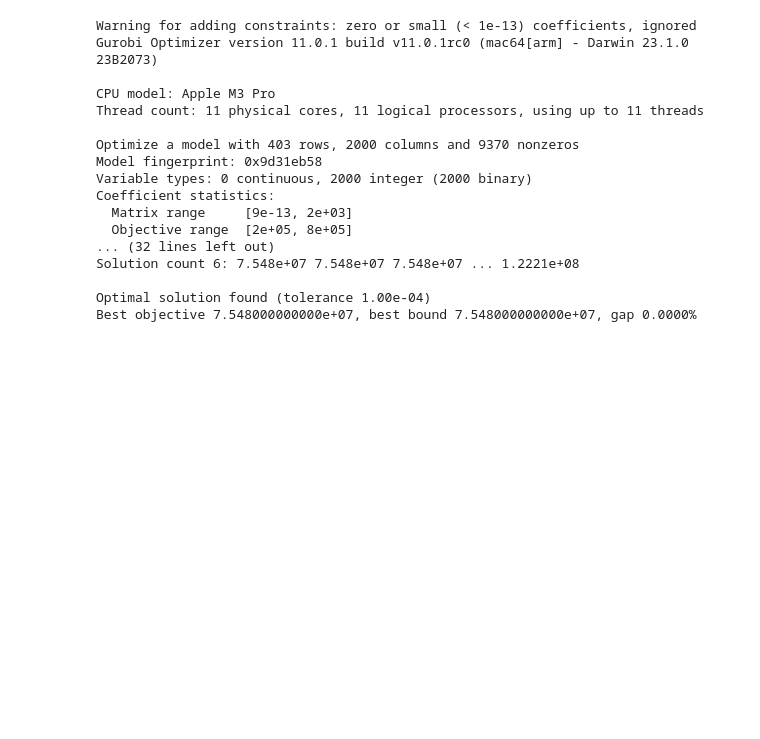
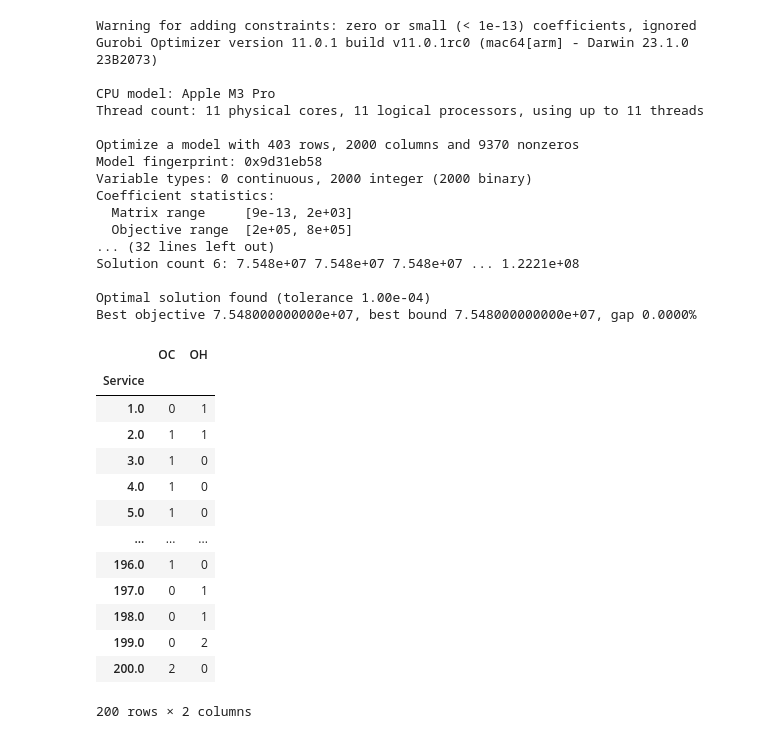
Before and after one commit to typesparky/Econometrics-Intro-Case-Seminar, a Jupyter notebook: Logistis Case Code.ipynb, the cells around one changed output. Saved outputs shown, nothing was run; the diff lists cells and outputs as text; code cells hidden in the pictures; blank space fills up the shorter version.

```diff
--- a/Logistis Case Code.ipynb
+++ b/Logistis Case Code.ipynb
@@ -337,3 +337,42 @@ Solution count 6: 7.548e+07 7.548e+07 7.548e+07 ... 1.2221e+08
 
 Optimal solution found (tolerance 1.00e-04)
 Best objective 7.548000000000e+07, best bound 7.548000000000e+07, gap 0.0000%
+# %%
+# Extract optimized compositions
+optimized_compositions4 = {}
+for v in formulation4.getVars():
+    if v.x > 0.5:  # Considering binary/integer variables, this checks if the variable is selected
+        service, composition = v.varName.split('[')[1].split(']')[0].split(',')
+        optimized_compositions4[service] = composition
+
+# Parse compositions and aggregate counts
+results = []
+for service, composition in optimized_compositions4.items():
+    # Parse the composition name to extract counts of OC and OH
+    oc_units, oh_units = map(int, composition.replace('OC', '').replace('OH', '').split('_'))
+    results.append((service, oc_units, oh_units))
+
+# Convert the aggregated results to a DataFrame
+results_df4 = pd.DataFrame(results, columns=['Service', 'OC', 'OH']).set_index('Service')
+
+# Ensure the DataFrame is sorted by Service as float for consistent ordering
+results_df4.index = results_df4.index.astype(float)
+results_df4.sort_index(inplace=True)
+
+# Display the DataFrame
+results_df4
+# %% [output]
+|  | OC | OH |
+| Service |  |  |
+| 1.0 | 0 | 1 |
+| 2.0 | 1 | 1 |
+| 3.0 | 1 | 0 |
+| 4.0 | 1 | 0 |
+| 5.0 | 1 | 0 |
+| ... | ... | ... |
+| 196.0 | 1 | 0 |
+| 197.0 | 0 | 1 |
+| 198.0 | 0 | 1 |
+| 199.0 | 0 | 2 |
+| 200.0 | 2 | 0 |
+200 rows × 2 columns
```
Also changed, not shown: parts of 1 cell of this notebook.
